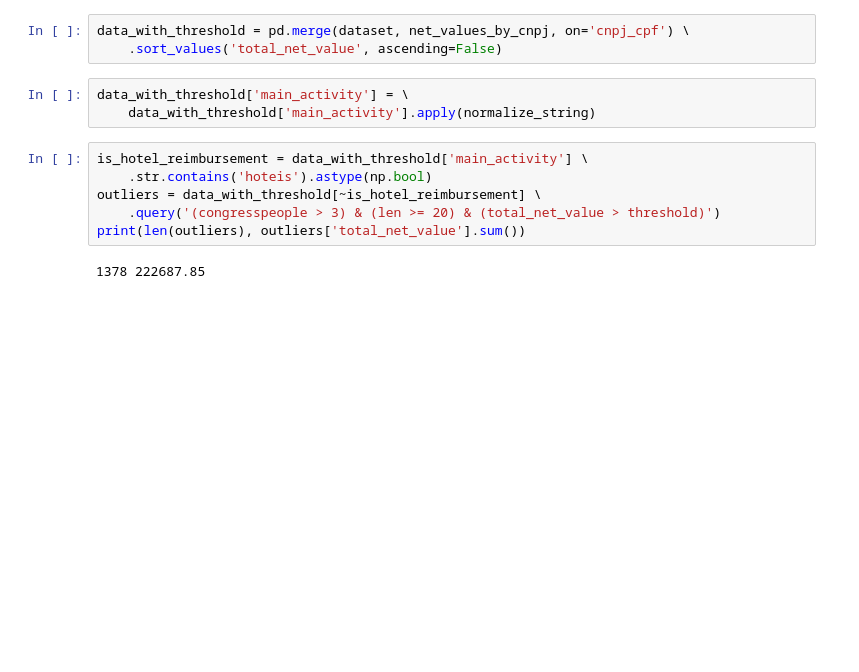
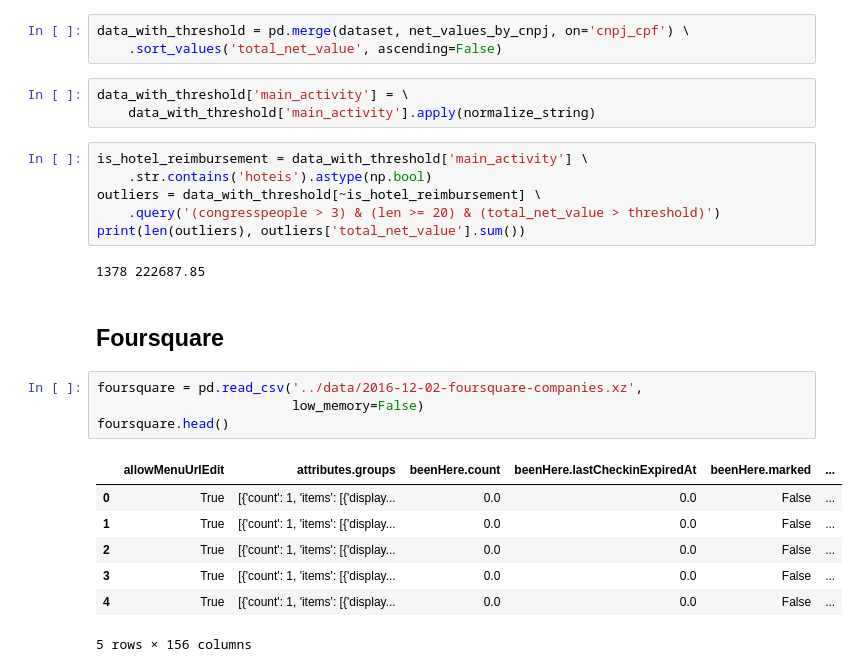
Before and after one commit to fgrehm/serenata-de-amor, a Jupyter notebook: develop/2016-12-01-irio-anomalies-in-meal-prices.ipynb, the cells around one changed output. Saved outputs shown, nothing was run; the diff lists cells and outputs as text; blank space fills up the shorter version.

Commit message:
Load Foursquare data in anomalies in meal prices analysis

```diff
--- a/develop/2016-12-01-irio-anomalies-in-meal-prices.ipynb
+++ b/develop/2016-12-01-irio-anomalies-in-meal-prices.ipynb
@@ -399,3 +399,17 @@ outliers = data_with_threshold[~is_hotel_reimbursement] \
 print(len(outliers), outliers['total_net_value'].sum())
 # %% [output]
 1378 222687.85
+# %% [markdown]
+## Foursquare
+# %%
+foursquare = pd.read_csv('../data/2016-12-02-foursquare-companies.xz',
+                         low_memory=False)
+foursquare.head()
+# %% [output]
+|  | allowMenuUrlEdit | attributes.groups | beenHere.count | beenHere.lastCheckinExpiredAt | beenHere.marked | ... |
+| 0 | True | [{'count': 1, 'items': [{'display... | 0.0 | 0.0 | False | ... |
+| 1 | True | [{'count': 1, 'items': [{'display... | 0.0 | 0.0 | False | ... |
+| 2 | True | [{'count': 1, 'items': [{'display... | 0.0 | 0.0 | False | ... |
+| 3 | True | [{'count': 1, 'items': [{'display... | 0.0 | 0.0 | False | ... |
+| 4 | True | [{'count': 1, 'items': [{'display... | 0.0 | 0.0 | False | ... |
+5 rows × 156 columns
```
Also changed, not shown: parts of 2 cells of this notebook, 2 other files.
